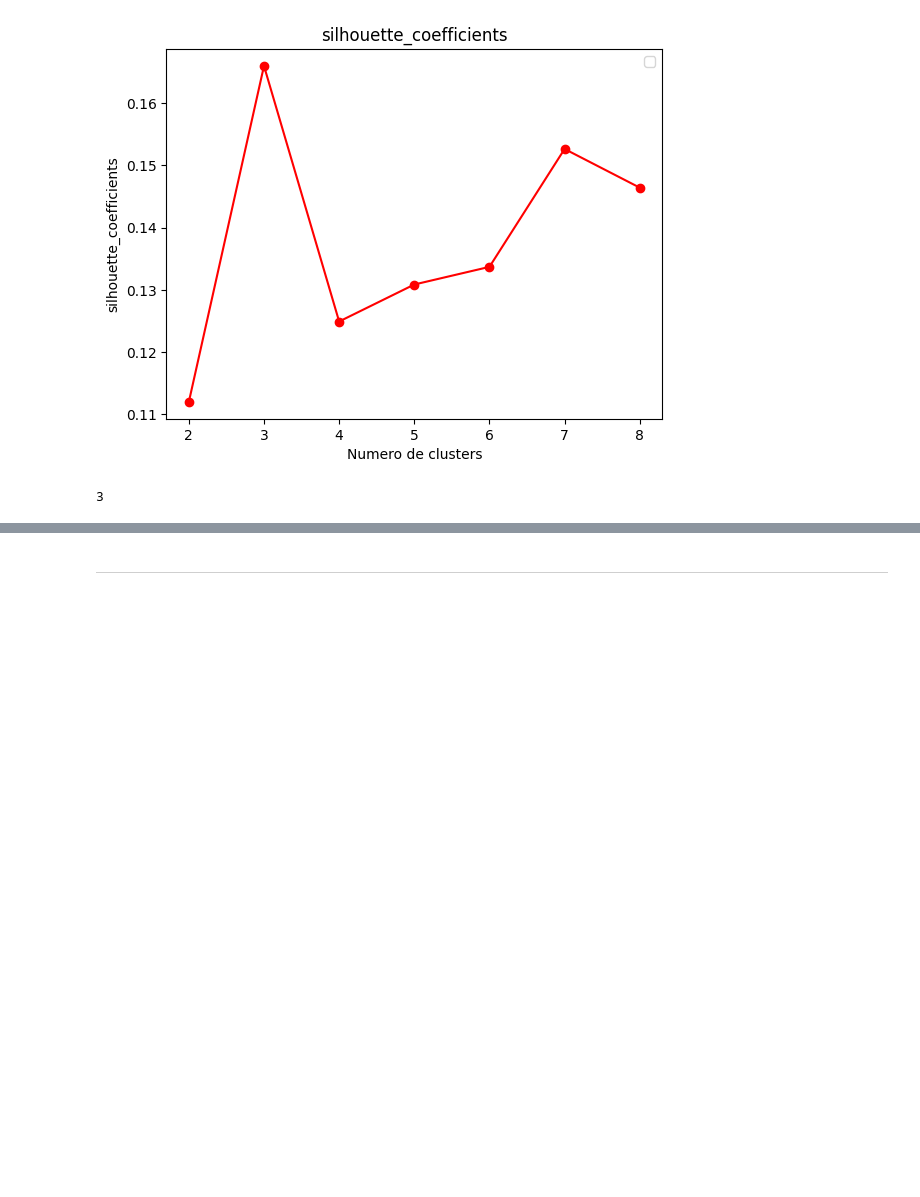
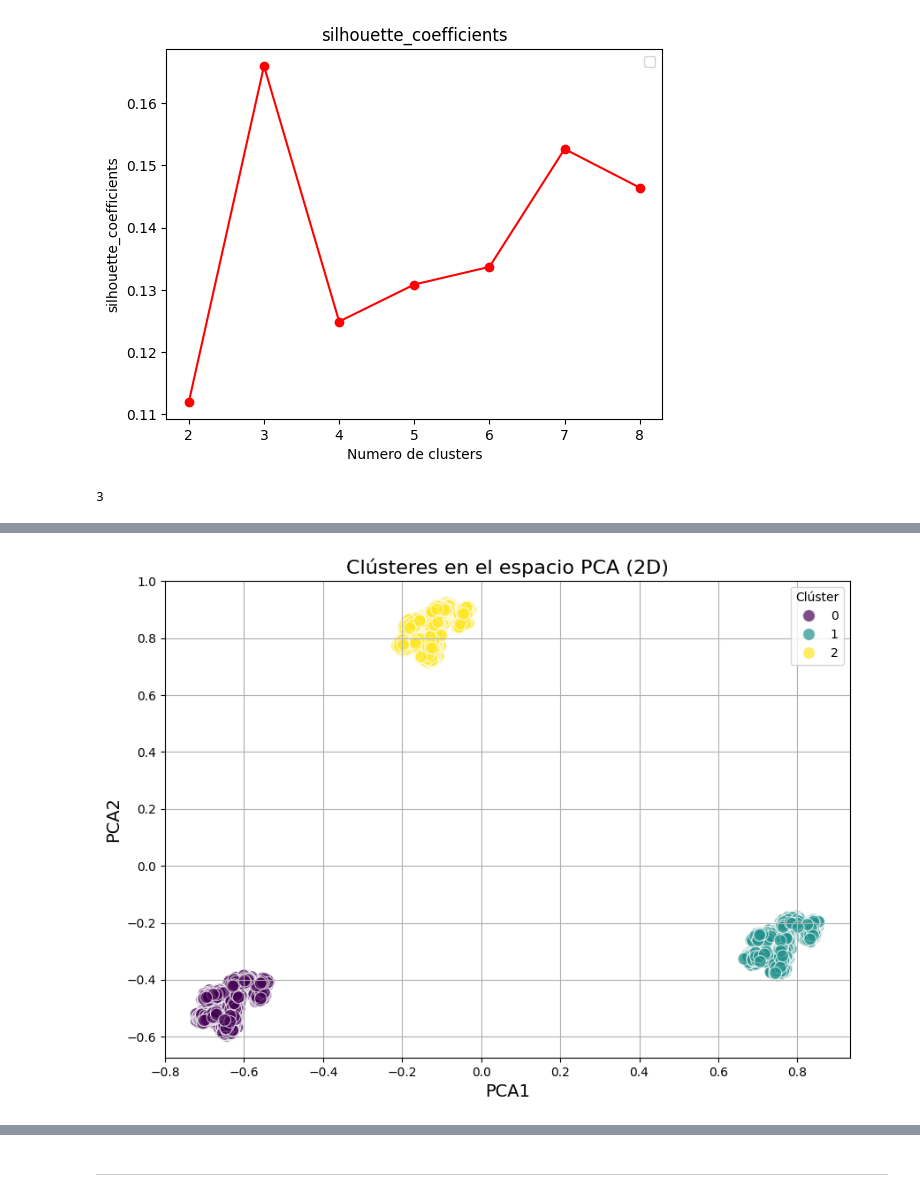
Before and after one commit to Leostark95/Proyecto_Finanzas, a Jupyter notebook: Prueba.ipynb, the cells around one changed output, grey strips where cells are left out. Drawn from its saved outputs; the diff is of its cells as text; code cells hidden in the pictures; blank space fills up the shorter version.

```diff
--- a/Prueba.ipynb
+++ b/Prueba.ipynb
@@ -198,0 +203,4 @@ pesos_pca
+# %%
+#Predecir valores de etiquetas
+cluster_2 = kmeans_pca2.fit_predict(clust3_pca2)
+tablafinal["cluster_2"]=cluster_2
@@ -198,0 +272,19 @@ pesos_pca
+# %%
+# Gráfica en 2D
+plt.figure(figsize=(10, 7))
+sns.scatterplot(
+    x=tablacargas['PCA1'],
+    y=tablacargas['PCA2'],
+    hue=tablafinal['cluster_2'],
+    palette='viridis',
+    s=100,
+    alpha=0.7
+)
+plt.title('Clústeres en el espacio PCA (2D)', fontsize=16)
+plt.xlabel('PCA1', fontsize=14)
+plt.ylabel('PCA2', fontsize=14)
+plt.legend(title='Clúster')
+plt.grid(True)
+plt.show()
+# %% [output]
+[figure, added]
```
Also changed, not shown: parts of 29 cells of this notebook, 2 other files.
